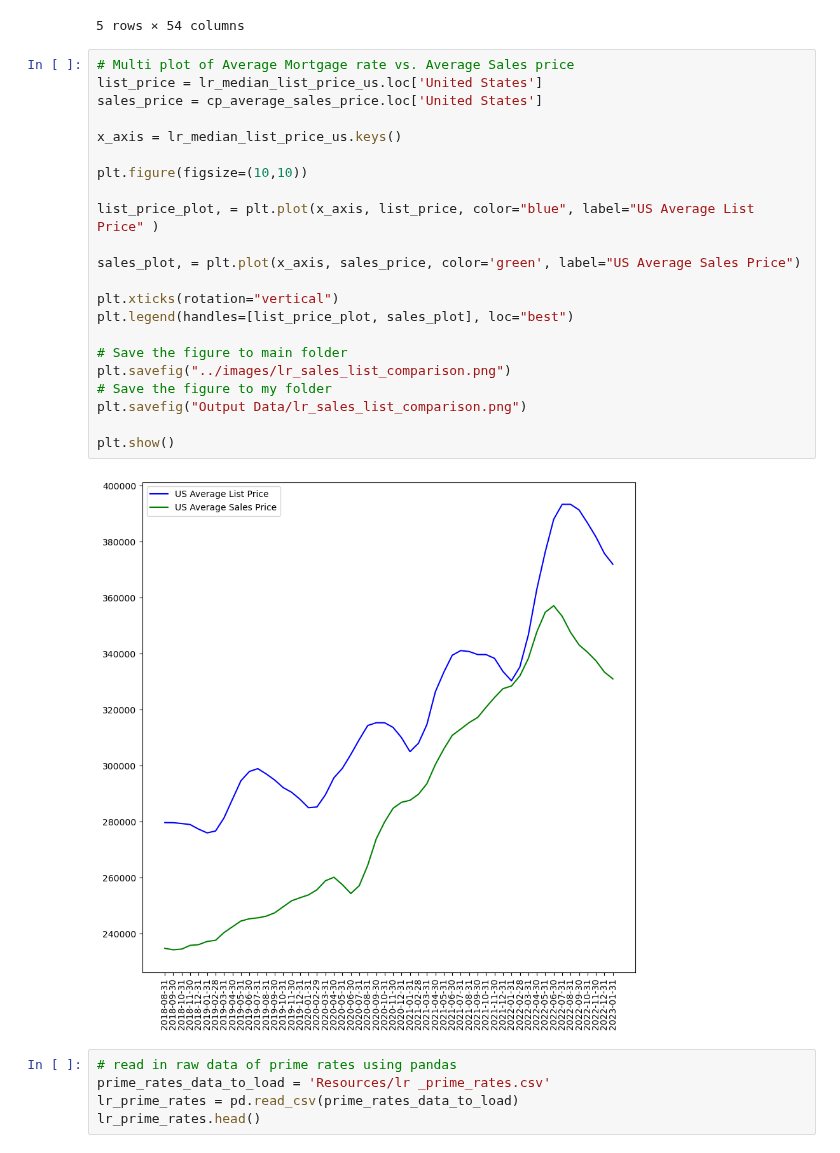
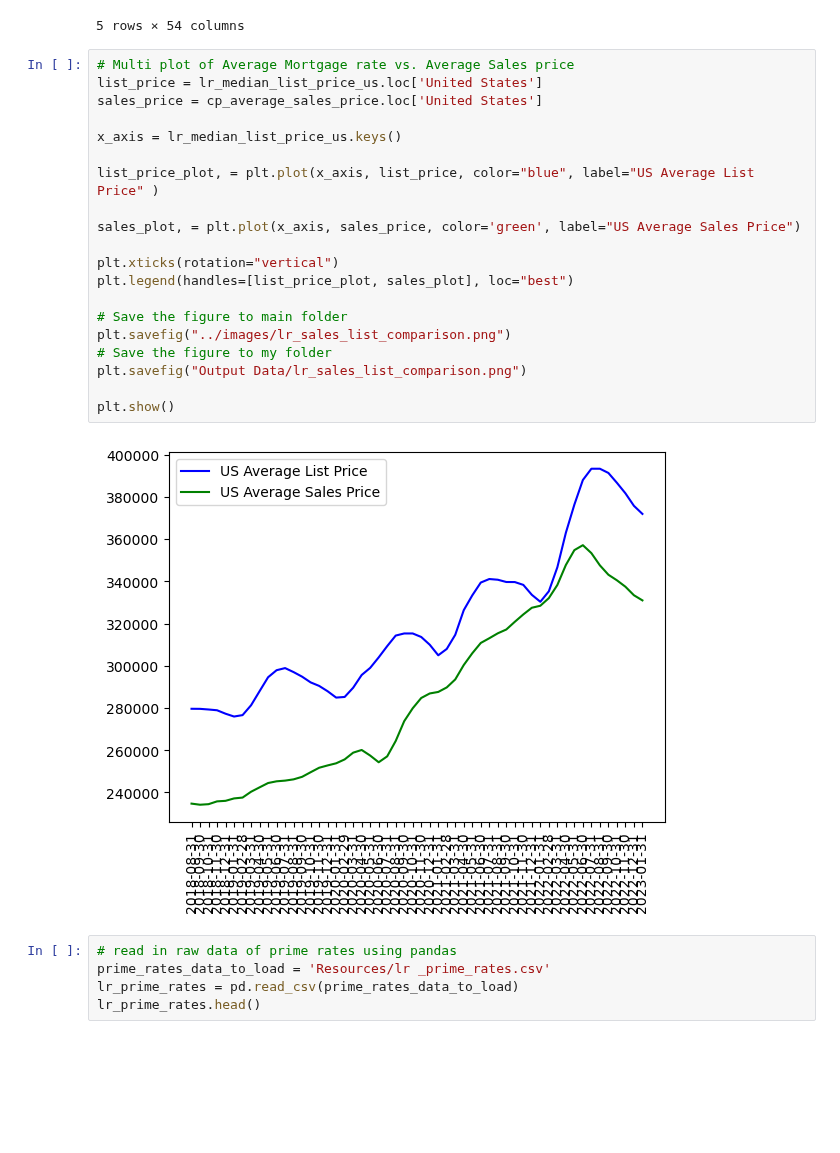
Before and after one commit to ceramicbull/Project-1-Repo, a Jupyter notebook: leighas_analysis/Project_One.ipynb, the cells around one changed output. Cells and saved outputs as stored; diff of their text form; blank space fills up the shorter version.

```diff
--- a/leighas_analysis/Project_One.ipynb
+++ b/leighas_analysis/Project_One.ipynb
@@ -186,27 +186,25 @@ cp_average_sales_price.head()
 # %%
 # Multi plot of Average Mortgage rate vs. Average Sales price
 list_price = lr_median_list_price_us.loc['United States']
 sales_price = cp_average_sales_price.loc['United States']
 
 x_axis = lr_median_list_price_us.keys()
-
-plt.figure(figsize=(10,10))
 
 list_price_plot, = plt.plot(x_axis, list_price, color="blue", label="US Average List Price" )
 
 sales_plot, = plt.plot(x_axis, sales_price, color='green', label="US Average Sales Price")
 
 plt.xticks(rotation="vertical")
 plt.legend(handles=[list_price_plot, sales_plot], loc="best")
 
 # Save the figure to main folder
 plt.savefig("../images/lr_sales_list_comparison.png")
 # Save the figure to my folder
 plt.savefig("Output Data/lr_sales_list_comparison.png")
 
 plt.show()
 # %% [output]
-[figure, old version]
+[figure, new version]
 # %%
 # read in raw data of prime rates using pandas
 prime_rates_data_to_load = 'Resources/lr _prime_rates.csv'
```
Also changed, not shown: parts of 1 cell of this notebook, 3 other files.
